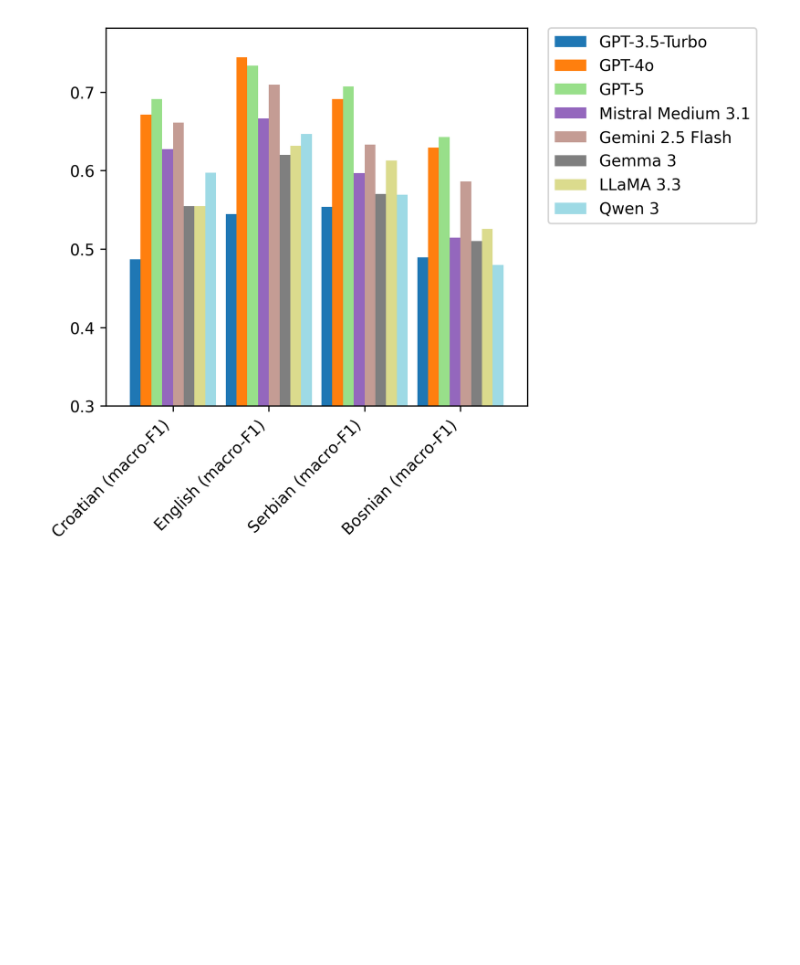
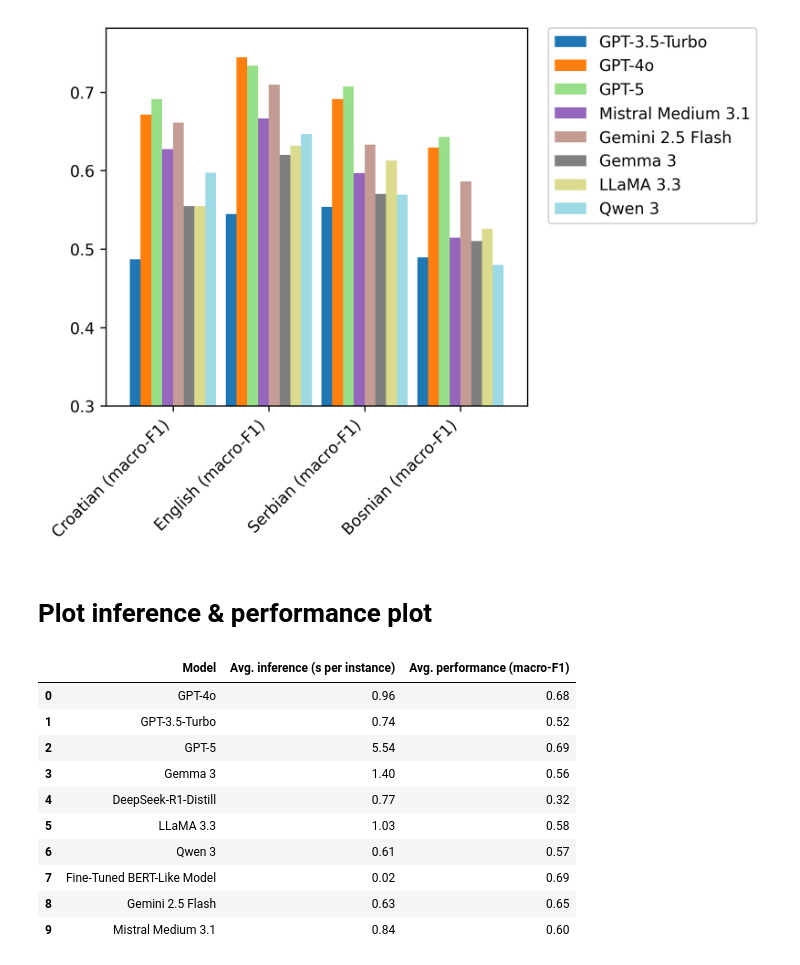
Before and after one commit to TajaKuzman/Benchmarking-Text-Classification-on-South-Slavic, a Jupyter notebook: ParlaCAP-Topic-Benchmark/evaluation-for-the-paper/evaluation_for_the_paper.ipynb, the cells around one changed output. Saved outputs shown, nothing was run; the diff lists cells and outputs as text; code cells hidden in the pictures; blank space fills up the shorter version.

Commit message:
Added inference plot

```diff
--- a/ParlaCAP-Topic-Benchmark/evaluation-for-the-paper/evaluation_for_the_paper.ipynb
+++ b/ParlaCAP-Topic-Benchmark/evaluation-for-the-paper/evaluation_for_the_paper.ipynb
@@ -288,3 +288,74 @@ plt.savefig("gpt_comparison.png", dpi=300)
 plt.show()
 # %% [output]
 [figure]
+# %% [markdown]
+# Plot inference & performance plot
+# %%
+data = [
+  {
+    "Model": "GPT-4o",
+    "Avg. inference (s per instance)": "0.96",
+    "Avg. performance (macro-F1)": "0.68"
+  },
+  {
+    "Model": "GPT-3.5-Turbo",
+    "Avg. inference (s per instance)": "0.74",
+    "Avg. performance (macro-F1)": "0.52"
+  },
+  {
+    "Model": "GPT-5",
+    "Avg. inference (s per instance)": "5.54",
+    "Avg. performance (macro-F1)": "0.69"
+  },
+  {
+    "Model": "Gemma 3",
+    "Avg. inference (s per instance)": "1.40",
+    "Avg. performance (macro-F1)": "0.56"
+  },
+  {
+    "Model": "DeepSeek-R1-Distill",
+    "Avg. inference (s per instance)": "0.77",
+    "Avg. performance (macro-F1)": "0.32"
+  },
+  {
+    "Model": "LLaMA 3.3",
+    "Avg. inference (s per instance)": "1.03",
+    "Avg. performance (macro-F1)": "0.58"
+  },
+  {
+    "Model": "Qwen 3",
+    "Avg. inference (s per instance)": "0.61",
+    "Avg. performance (macro-F1)": "0.57"
+  },
+  {
+    "Model": "Fine-Tuned BERT-Like Model",
+    "Avg. inference (s per instance)": "0.02",
+    "Avg. performance (macro-F1)": "0.69"
+  },
+  {
+    "Model": "Gemini 2.5 Flash",
+    "Avg. inference (s per instance)": "0.63",
+    "Avg. performance (macro-F1)": "0.65"
+  },
+  {
+    "Model": "Mistral Medium 3.1",
+    "Avg. inference (s per instance)": "0.84",
+    "Avg. performance (macro-F1)": "0.60"
+  }
+]
+
+df = pd.DataFrame.from_records(data)
+
+df
+# %% [output]
+|  | Model | Avg. inference (s per instance) | Avg. performance (macro-F1) |
+| 0 | GPT-4o | 0.96 | 0.68 |
+| 1 | GPT-3.5-Turbo | 0.74 | 0.52 |
+| 2 | GPT-5 | 5.54 | 0.69 |
+| 3 | Gemma 3 | 1.40 | 0.56 |
+| 4 | DeepSeek-R1-Distill | 0.77 | 0.32 |
+| 5 | LLaMA 3.3 | 1.03 | 0.58 |
+| 6 | Qwen 3 | 0.61 | 0.57 |
+| 7 | Fine-Tuned BERT-Like Model | 0.02 | 0.69 |
+| 8 | Gemini 2.5 Flash | 0.63 | 0.65 |
+| 9 | Mistral Medium 3.1 | 0.84 | 0.60 |
```
Also changed, not shown: 2 other files.
